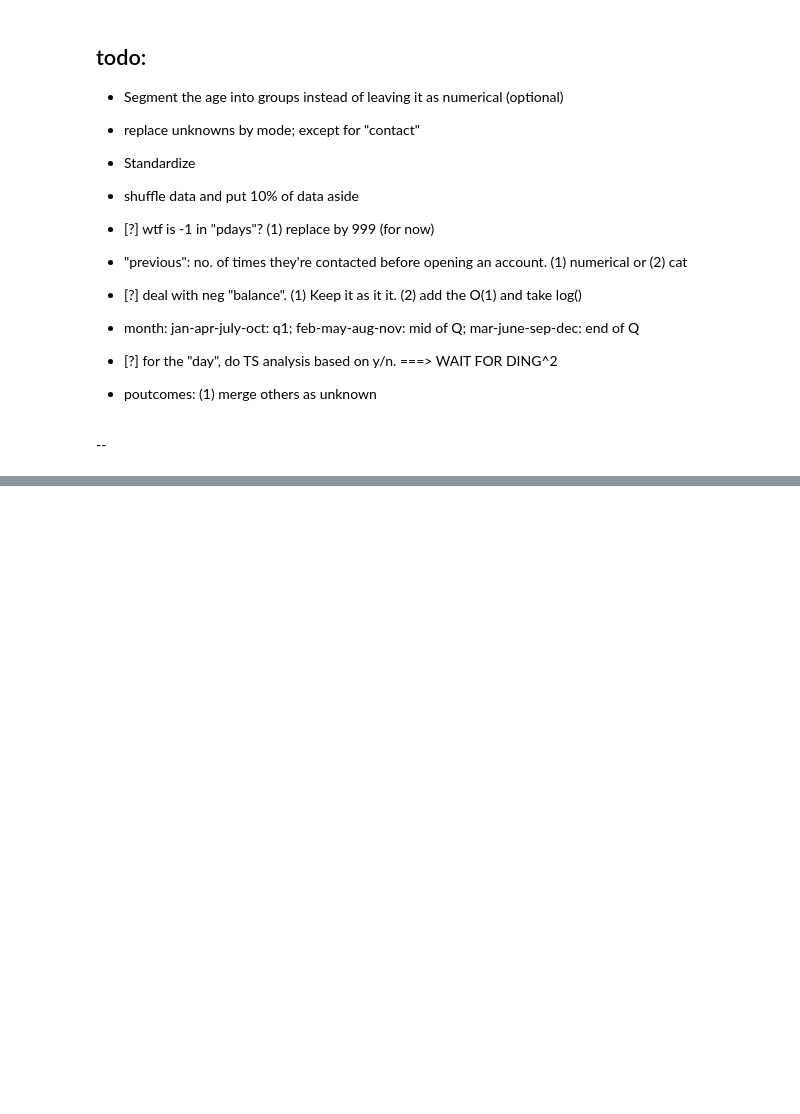
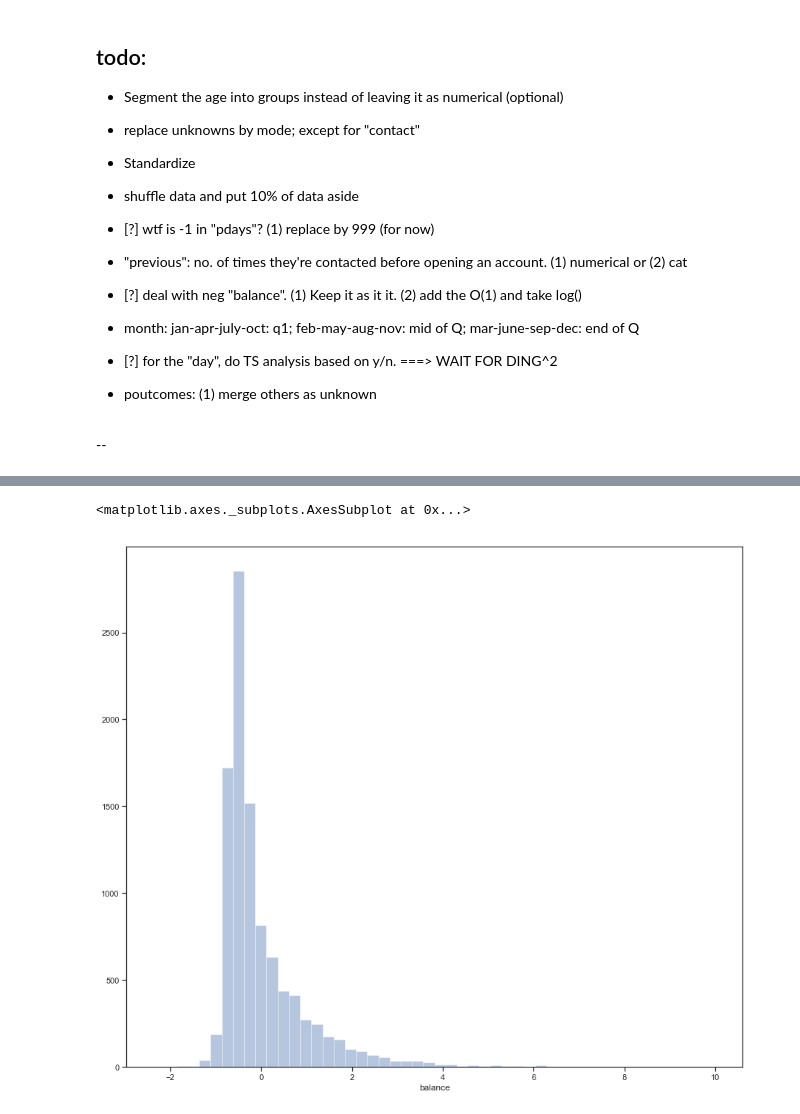
Before and after one commit to HieuFromWaterloo/stat441_project, a Jupyter notebook: BankX.ipynb, the cells around one changed output, grey strips where cells are left out. Drawn from its saved outputs; the diff is of its cells as text; code cells hidden in the pictures; blank space fills up the shorter version.

```diff
--- a/BankX.ipynb
+++ b/BankX.ipynb
@@ -487,8 +562,2 @@ data_transform[data_transform["month_nan"] == 1]
-# %%
-nan_cols = ["deposit_nan", "month_nan", "contact_nan", "loan_nan", "housing_nan", "default_nan",
-                  "education_nan", "marital_nan", "job_nan"]
-
-for col in nan_cols:
-    del data_transform[col]
 # %%
 data_transform.to_csv("ban_transformed.csv", sep = ",", index = False)
@@ -494,0 +570,25 @@ data_transform.to_csv("ban_transformed.csv", sep = ",", index = False)
+# %%
+%time
+from sklearn.preprocessing import StandardScaler
+from sklearn.model_selection import train_test_split
+
+# Shuffle dataframe
+data_transform = data_transform.sample(frac=1).reset_index(drop=True)
+
+# define X and y
+X = data_transform.drop("deposit", axis = 1)
+y = data_transform["deposit"]
+
+# train test split
+X_train, X_test, y_train, y_test = train_test_split(X, y, test_size = 0.1, random_state = 44119)
+
+
+# Standard Scaler: normalization
+for col in ["age", "balance", "duration", "campaign", "pdays"]:
+    if col != "balance":
+        X_train[col] = (X_train[col] - X_train[col].mean())/X_train[col].std()
+        X_test[col] = (X_test[col] - X_train[col].mean())/X_train[col].std()
+    else:
+        train_mean = np.log(data["balance"] + abs(data["balance"].min()) + 1).mean()
+        X_train[col] = (X_train[col] - train_mean)/X_train[col].std()
+        X_test[col] = (X_test[col] - X_train[col].mean())/X_train[col].std()
@@ -494,0 +598,8 @@ data_transform.to_csv("ban_transformed.csv", sep = ",", index = False)
+# %%
+X_train["deposit"] = y_train
+X_test["deposit"] = y_test
+# %%
+sns.distplot(X_train["balance"], kde=False)
+# %% [output]
+<matplotlib.axes._subplots.AxesSubplot at 0x...>
+[figure, added]
```
Also changed, not shown: parts of 27 cells of this notebook, 4 other files.
